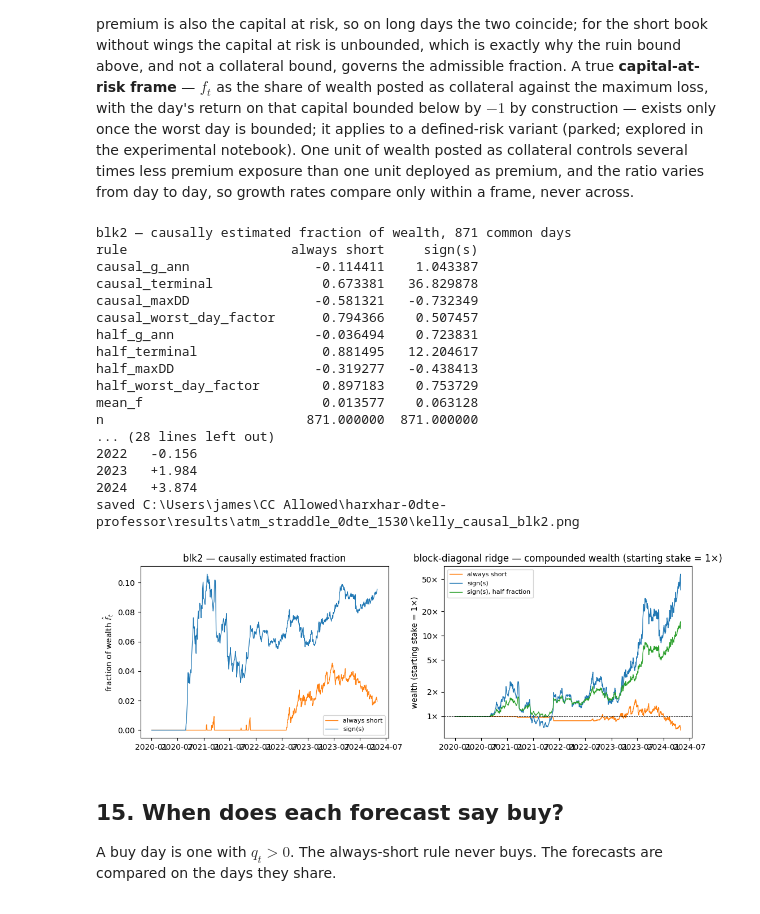
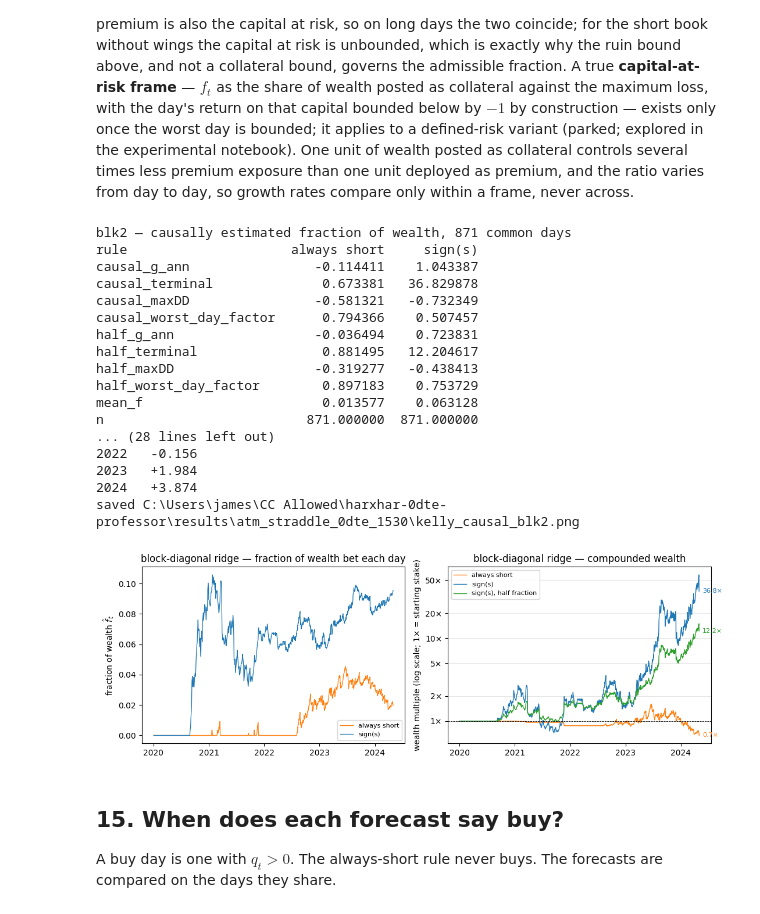
Before and after one commit to jamesdchen/harxhar-clean, a Jupyter notebook: notebooks/atm_straddle_rv_iv.ipynb, the cells around one changed output. Cells and saved outputs as stored; diff of their text form; code cells hidden in the pictures.

```diff
--- a/notebooks/atm_straddle_rv_iv.ipynb
+++ b/notebooks/atm_straddle_rv_iv.ipynb
@@ -470,7 +470,7 @@ with ThreadPoolExecutor(max_workers=len(YHATS)) as pool:
     models = {tag: futs[tag].result() for tag in YHATS}
 
 LABEL = {
-    "a0": "HAR + calendar OLS",
+    "a0": "baseline (HAR + calendar OLS)",
     "blk2": "block-diag ridge",
     "lgbm": "LightGBM",
     "xgb": "XGBoost",
@@ -1154,7 +1148,8 @@ def wealth_axis(ax):
     ax.yaxis.set_major_formatter(FuncFormatter(lambda v, _: f"{v:g}×"))
     ax.yaxis.set_minor_locator(NullLocator())
     ax.axhline(1.0, color="k", lw=0.6, ls="--")
-    ax.set_ylabel("wealth (starting stake = 1×)")
+    ax.grid(axis="y", which="major", alpha=0.3)
+    ax.set_ylabel("wealth multiple (log scale; 1× = starting stake)")
 
 
 def wealth_row(f, r):
@@ -1199,51 +1194,66 @@ for name in ("always short", "sign(s)"):
     rs = (rule_sizes(books["blk2"])[name] * books["blk2"]["R"]).loc[common].astype(float)
     fk = causal_kelly(rs)
     gy = pd.Series(np.log1p(fk.to_numpy() * rs.to_numpy()), index=rs.index)
-    print(f"per-year annualized log-growth, blk2 {name}:")
+    print(f"per-year annualized log-growth, block-diagonal ridge, {name}:")
     print((252.0 * gy.groupby(gy.index.year).mean()).to_string(float_format=lambda x: f"{x:+.3f}"))
+
+from matplotlib.dates import DateFormatter, YearLocator
 
 px = books["blk2"]
 fig, axes = plt.subplots(1, 2, figsize=(11, 3.8))
+
+
+def end_label(ax, idx, w, color):
+    # terminal wealth multiple at the end of a path
+    ax.annotate(f"{w[-1]:.1f}×", (idx[-1], w[-1]), xytext=(4, 0), textcoords="offset points",
+                fontsize=8, va="center", color=color)
+
+
 for name, c in (("always short", "C1"), ("sign(s)", "C0")):
     rs = (rule_sizes(px)[name] * px["R"]).loc[common].astype(float)
     fk = causal_kelly(rs)
     axes[0].plot(rs.index, fk, lw=0.9, color=c, label=name)
     w = np.cumprod(1.0 + fk.to_numpy() * rs.to_numpy())
     axes[1].plot(rs.index, w, lw=1.0, color=c, label=name)
+    end_label(axes[1], rs.index, w, c)
 rs = (rule_sizes(px)["sign(s)"] * px["R"]).loc[common].astype(float)
 fk = causal_kelly(rs)
 w = np.cumprod(1.0 + (fk.to_numpy() / 2) * rs.to_numpy())
 axes[1].plot(rs.index, w, lw=1.0, color="C2", label="sign(s), half fraction")
+end_label(axes[1], rs.index, w, "C2")
 axes[0].set_ylabel(r"fraction of wealth $\hat f_t$")
-axes[0].set_title("blk2 — causally estimated fraction")
+axes[0].set_title("block-diagonal ridge — fraction of wealth bet each day")
 axes[0].legend(fontsize=8)
 wealth_axis(axes[1])
-axes[1].set_title("block-diagonal ridge — compounded wealth (starting stake = 1×)")
-axes[1].legend(fontsize=8)
+axes[1].set_title("block-diagonal ridge — compounded wealth")
+axes[1].legend(fontsize=8, loc="upper left")
+for ax in axes:
+    ax.xaxis.set_major_locator(YearLocator())
+    ax.xaxis.set_major_formatter(DateFormatter("%Y"))
 fig.tight_layout()
 fig.savefig(OUT / "kelly_causal_blk2.png", dpi=120, bbox_inches="tight")
 print("saved", OUT / "kelly_causal_blk2.png")
 display(fig)
 plt.close(fig)
 # %% [output]
 blk2 — causally estimated fraction of wealth, 871 common days
 rule                     always short     sign(s)
 causal_g_ann                -0.114411    1.043387
 causal_terminal              0.673381   36.829878
 causal_maxDD                -0.581321   -0.732349
 causal_worst_day_factor      0.794366    0.507457
 half_g_ann                  -0.036494    0.723831
 half_terminal                0.881495   12.204617
 half_maxDD                  -0.319277   -0.438413
 half_worst_day_factor        0.897183    0.753729
 mean_f                       0.013577    0.063128
 n                          871.000000  871.000000
 ... (28 lines left out)
 2022   -0.156
 2023   +1.984
 2024   +3.874
 saved C:\Users\james\CC Allowed\harxhar-0dte-professor\results\atm_straddle_0dte_1530\kelly_causal_blk2.png
-[figure, old version]
+[figure, new version]
 # %% [markdown]
 ## 15. When does each forecast say buy?
 
```
Also changed, not shown: parts of 8 cells of this notebook, 28 other files.
